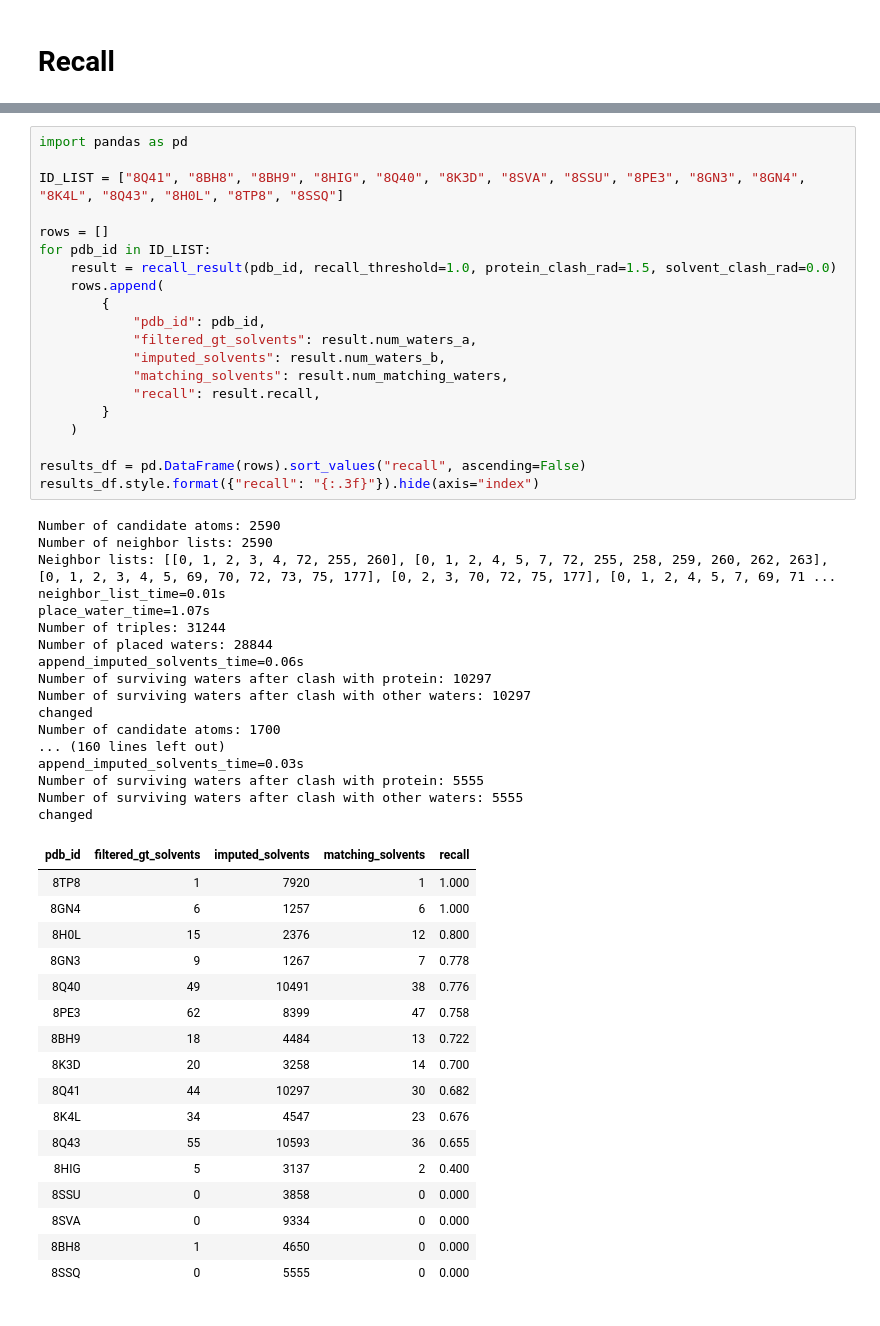
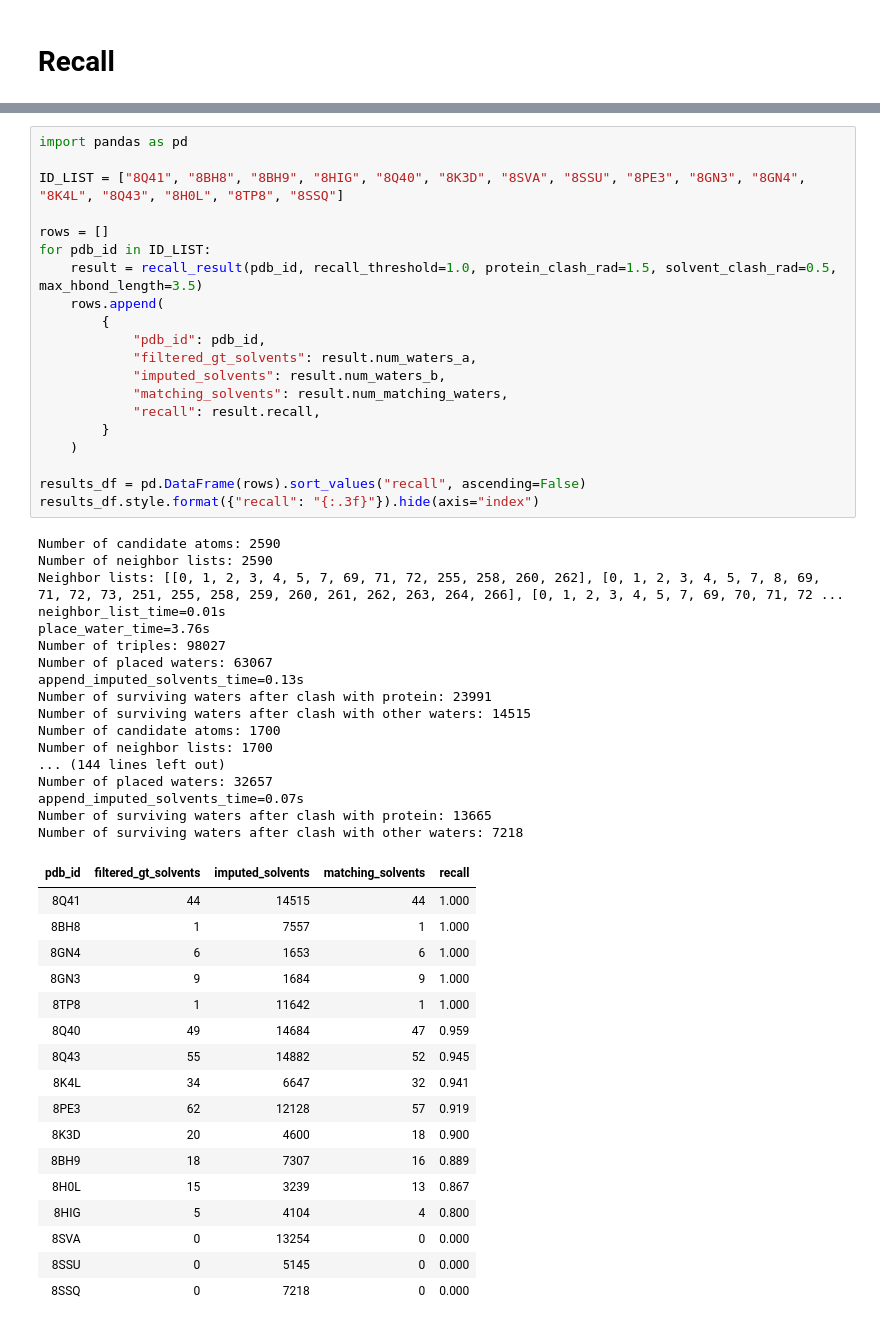
Before and after one commit to gloriayma/water_conservation, a Jupyter notebook: imputation/impute_solvents.ipynb, the cells around one changed output, grey strips where cells are left out. Cells and saved outputs as stored; diff of their text form.

Commit message:
support max hbond length for imputation (not just 2.8) by placing at circumcenter

```diff
--- a/imputation/impute_solvents.ipynb
+++ b/imputation/impute_solvents.ipynb
@@ -388,55 +575,55 @@ changed
 # %%
 import pandas as pd
 
 ID_LIST = ["8Q41", "8BH8", "8BH9", "8HIG", "8Q40", "8K3D", "8SVA", "8SSU", "8PE3", "8GN3", "8GN4", "8K4L", "8Q43", "8H0L", "8TP8", "8SSQ"]
 
 rows = []
 for pdb_id in ID_LIST:
-    result = recall_result(pdb_id, recall_threshold=1.0, protein_clash_rad=1.5, solvent_clash_rad=0.0)
+    result = recall_result(pdb_id, recall_threshold=1.0, protein_clash_rad=1.5, solvent_clash_rad=0.5, max_hbond_length=3.5)
     rows.append(
         {
             "pdb_id": pdb_id,
             "filtered_gt_solvents": result.num_waters_a,
             "imputed_solvents": result.num_waters_b,
             "matching_solvents": result.num_matching_waters,
             "recall": result.recall,
         }
     )
 
 results_df = pd.DataFrame(rows).sort_values("recall", ascending=False)
 results_df.style.format({"recall": "{:.3f}"}).hide(axis="index")
 # %% [output]
 Number of candidate atoms: 2590
 Number of neighbor lists: 2590
-Neighbor lists: [[0, 1, 2, 3, 4, 72, 255, 260], [0, 1, 2, 4, 5, 7, 72, 255, 258, 259, 260, 262, 263], [0, 1, 2, 3, 4, 5, 69, 70, 72, 73, 75, 177], [0, 2, 3, 70, 72, 75, 177], [0, 1, 2, 4, 5, 7, 69, 71 ...
+Neighbor lists: [[0, 1, 2, 3, 4, 5, 7, 69, 71, 72, 255, 258, 260, 262], [0, 1, 2, 3, 4, 5, 7, 8, 69, 71, 72, 73, 251, 255, 258, 259, 260, 261, 262, 263, 264, 266], [0, 1, 2, 3, 4, 5, 7, 69, 70, 71, 72 ...
 neighbor_list_time=0.01s
-place_water_time=1.07s
-Number of triples: 31244
-Number of placed waters: 28844
-append_imputed_solvents_time=0.06s
-Number of surviving waters after clash with protein: 10297
-Number of surviving waters after clash with other waters: 10297
-changed
+place_water_time=3.76s
+Number of triples: 98027
+Number of placed waters: 63067
+append_imputed_solvents_time=0.13s
+Number of surviving waters after clash with protein: 23991
+Number of surviving waters after clash with other waters: 14515
 Number of candidate atoms: 1700
-... (160 lines left out)
-append_imputed_solvents_time=0.03s
-Number of surviving waters after clash with protein: 5555
-Number of surviving waters after clash with other waters: 5555
-changed
+Number of neighbor lists: 1700
+... (144 lines left out)
+Number of placed waters: 32657
+append_imputed_solvents_time=0.07s
+Number of surviving waters after clash with protein: 13665
+Number of surviving waters after clash with other waters: 7218
 | pdb_id | filtered_gt_solvents | imputed_solvents | matching_solvents | recall |
-| 8TP8 | 1 | 7920 | 1 | 1.000 |
-| 8GN4 | 6 | 1257 | 6 | 1.000 |
-| 8H0L | 15 | 2376 | 12 | 0.800 |
-| 8GN3 | 9 | 1267 | 7 | 0.778 |
-| 8Q40 | 49 | 10491 | 38 | 0.776 |
-| 8PE3 | 62 | 8399 | 47 | 0.758 |
-| 8BH9 | 18 | 4484 | 13 | 0.722 |
-| 8K3D | 20 | 3258 | 14 | 0.700 |
-| 8Q41 | 44 | 10297 | 30 | 0.682 |
-| 8K4L | 34 | 4547 | 23 | 0.676 |
-| 8Q43 | 55 | 10593 | 36 | 0.655 |
-| 8HIG | 5 | 3137 | 2 | 0.400 |
-| 8SSU | 0 | 3858 | 0 | 0.000 |
-| 8SVA | 0 | 9334 | 0 | 0.000 |
-| 8BH8 | 1 | 4650 | 0 | 0.000 |
-| 8SSQ | 0 | 5555 | 0 | 0.000 |
+| 8Q41 | 44 | 14515 | 44 | 1.000 |
+| 8BH8 | 1 | 7557 | 1 | 1.000 |
+| 8GN4 | 6 | 1653 | 6 | 1.000 |
+| 8GN3 | 9 | 1684 | 9 | 1.000 |
+| 8TP8 | 1 | 11642 | 1 | 1.000 |
+| 8Q40 | 49 | 14684 | 47 | 0.959 |
+| 8Q43 | 55 | 14882 | 52 | 0.945 |
+| 8K4L | 34 | 6647 | 32 | 0.941 |
+| 8PE3 | 62 | 12128 | 57 | 0.919 |
+| 8K3D | 20 | 4600 | 18 | 0.900 |
+| 8BH9 | 18 | 7307 | 16 | 0.889 |
+| 8H0L | 15 | 3239 | 13 | 0.867 |
+| 8HIG | 5 | 4104 | 4 | 0.800 |
+| 8SVA | 0 | 13254 | 0 | 0.000 |
+| 8SSU | 0 | 5145 | 0 | 0.000 |
+| 8SSQ | 0 | 7218 | 0 | 0.000 |
```
Also changed, not shown: parts of 5 cells of this notebook, 3 other files.
